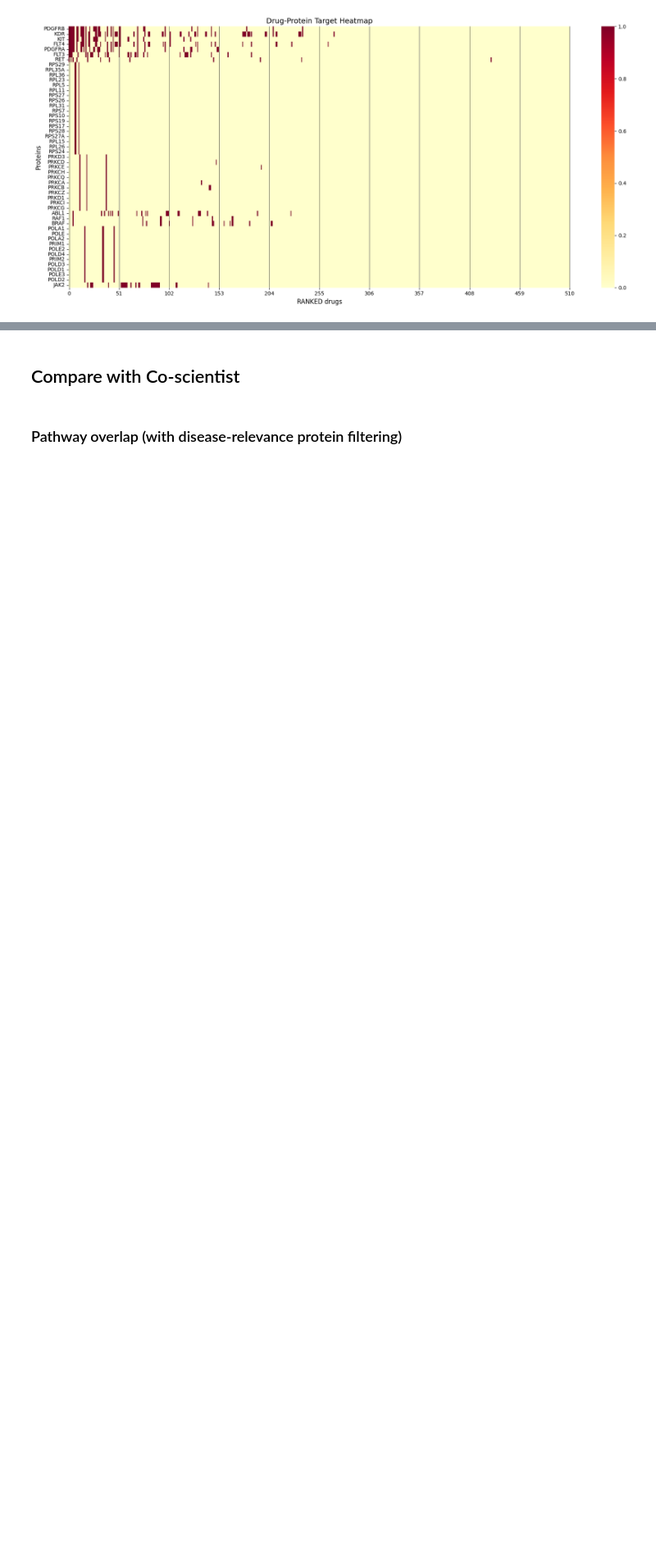
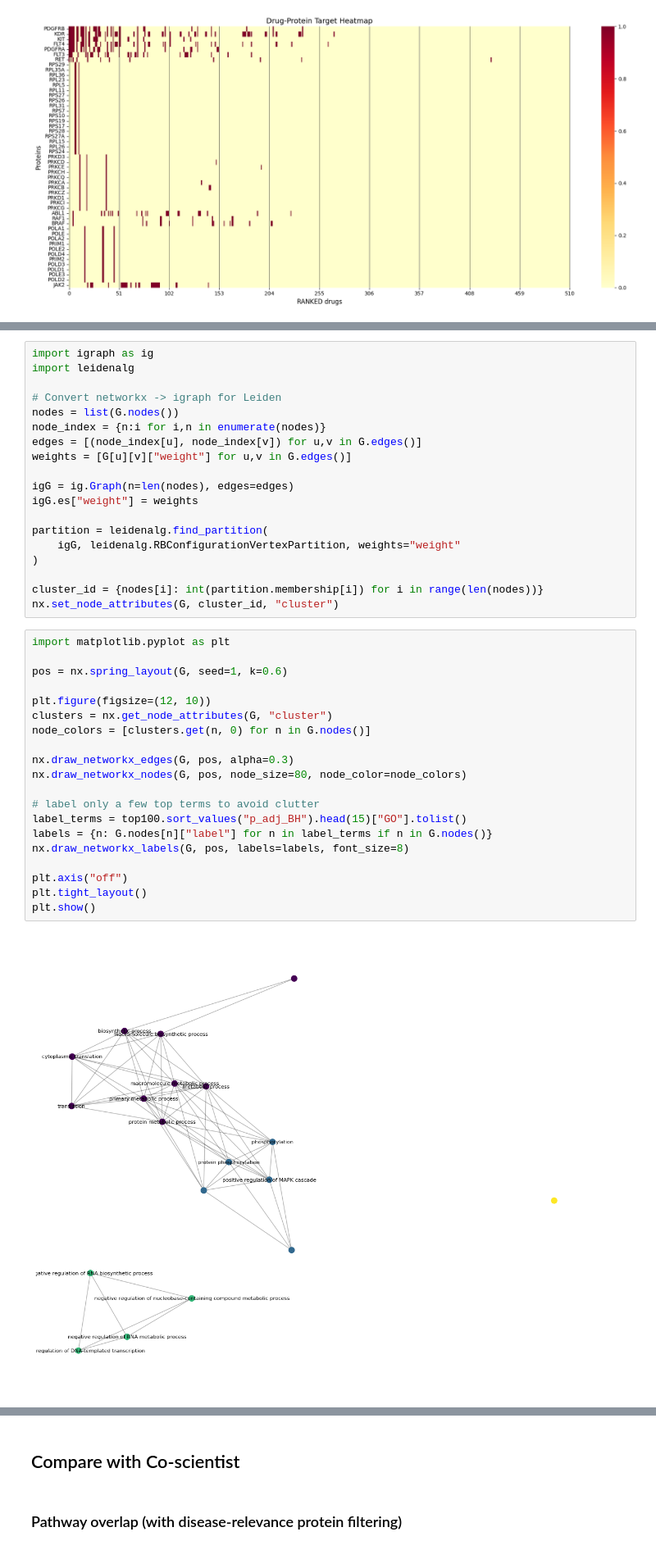
Before and after one commit to pharmbio/repuragent, a Jupyter notebook: analysis/AML/AML_analysis.ipynb, the cells around one changed output, grey strips where cells are left out. Shown at 82% size. Cells and saved outputs as stored; diff of their text form; blank space fills up the shorter version.

```diff
--- a/analysis/AML/AML_analysis.ipynb
+++ b/analysis/AML/AML_analysis.ipynb
@@ -1188,3 +1920,44 @@ else:
+# %%
+import igraph as ig
+import leidenalg
+
+# Convert networkx -> igraph for Leiden
+nodes = list(G.nodes())
+node_index = {n:i for i,n in enumerate(nodes)}
+edges = [(node_index[u], node_index[v]) for u,v in G.edges()]
+weights = [G[u][v]["weight"] for u,v in G.edges()]
+
+igG = ig.Graph(n=len(nodes), edges=edges)
+igG.es["weight"] = weights
+
+partition = leidenalg.find_partition(
+    igG, leidenalg.RBConfigurationVertexPartition, weights="weight"
+)
+
+cluster_id = {nodes[i]: int(partition.membership[i]) for i in range(len(nodes))}
+nx.set_node_attributes(G, cluster_id, "cluster")
+# %%
+import matplotlib.pyplot as plt
+
+pos = nx.spring_layout(G, seed=1, k=0.6)
+
+plt.figure(figsize=(12, 10))
+clusters = nx.get_node_attributes(G, "cluster")
+node_colors = [clusters.get(n, 0) for n in G.nodes()]
+
+nx.draw_networkx_edges(G, pos, alpha=0.3)
+nx.draw_networkx_nodes(G, pos, node_size=80, node_color=node_colors)
+
+# label only a few top terms to avoid clutter
+label_terms = top100.sort_values("p_adj_BH").head(15)["GO"].tolist()
+labels = {n: G.nodes[n]["label"] for n in label_terms if n in G.nodes()}
+nx.draw_networkx_labels(G, pos, labels=labels, font_size=8)
+
+plt.axis("off")
+plt.tight_layout()
+plt.show()
+# %% [output]
+[figure, added]
 # %%
 # --- Drug vs Mechanism-of-Action heatmap ---
 # Parameters: Use same k and top_n as protein heatmap, or set separately for MOA
```
Also changed, not shown: parts of 15 cells of this notebook, 9 other files.
